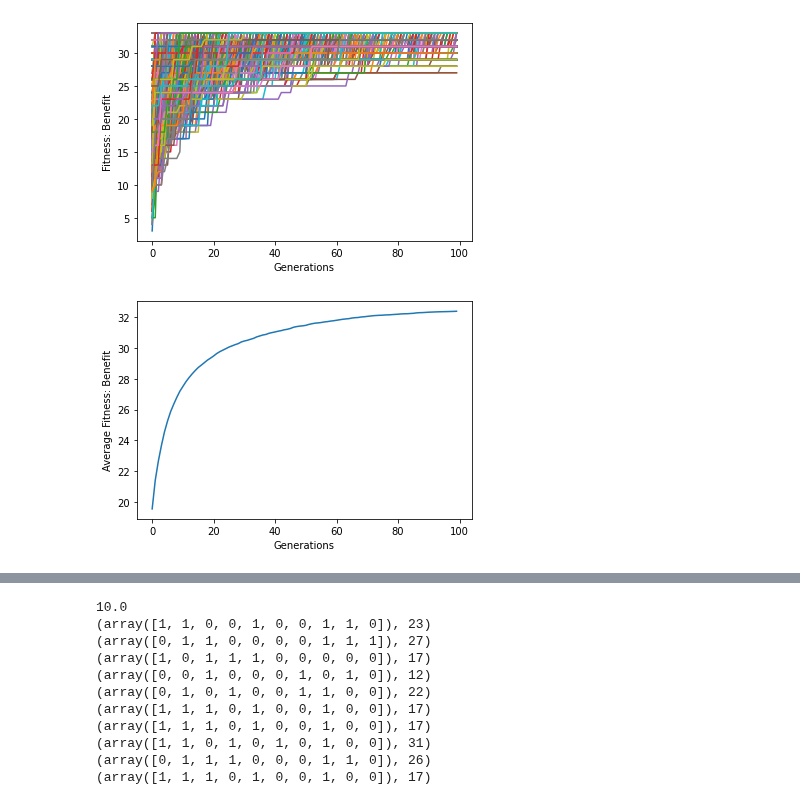
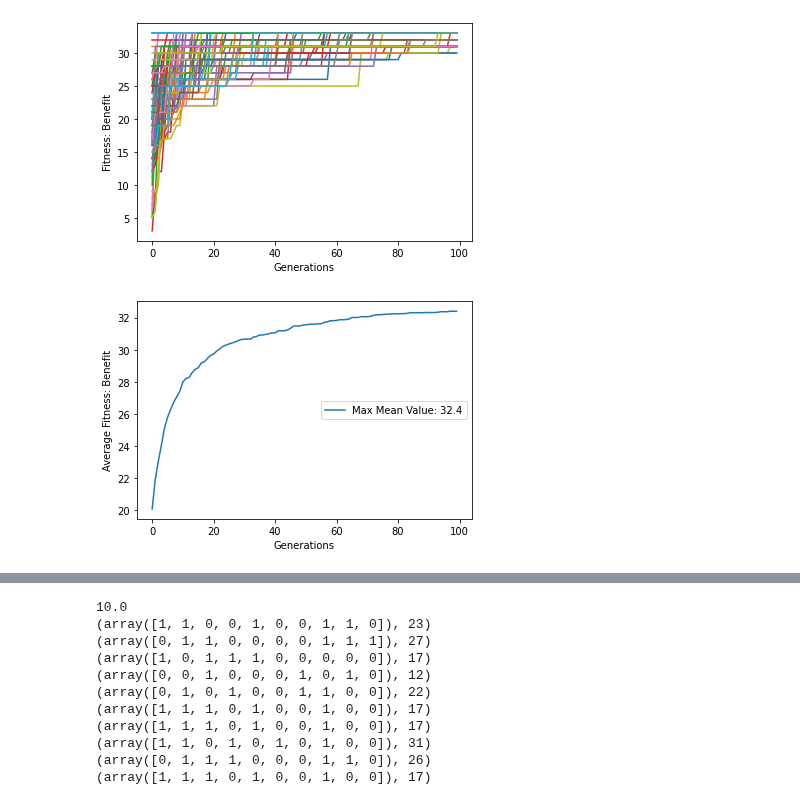
Before and after one commit to LordLean/Acquired-Intelligence-Adaptive-Behaviour, a Jupyter notebook: AIAB_Labs/hillclimber.ipynb, the cells around one changed output, grey strips where cells are left out. Cells and saved outputs as stored; diff of their text form; code cells hidden in the pictures.

```diff
--- a/AIAB_Labs/hillclimber.ipynb
+++ b/AIAB_Labs/hillclimber.ipynb
@@ -133,7 +133,7 @@ Final Cost: 20
 # %%
-def run_HCs(kp, capacity, gens=100, mutation_rate=0.3, num_of=100):
+def run_HCs(kp, capacity, gens=100, mutation_rate=0.3, instances=100):
   avg_y = list()
-  for _ in range(num_of):
+  for _ in range(instances):
     data_x = list()
     data_y = list()
     h_c = HillClimber(kp, capacity, gens, mutation_rate)
@@ -148,13 +148,15 @@ def run_HCs(kp, capacity, gens=100, mutation_rate=0.3, num_of=100):
   plt.xlabel("Generations")
   plt.ylabel("Fitness: Benefit")
   plt.show()
-  # Sum corresponding indicies and div by num_of for mean benefit across each generation.
-  avg_y = [sum(row[i] for row in avg_y) / num_of for i in range(len(avg_y[0]))]
-  plt.plot(data_x,avg_y)
+  # Sum corresponding indicies and div by instances for mean benefit across each generation.
+  avg_y = [sum(row[i] for row in avg_y) / instances for i in range(len(avg_y[0]))]
+  plt.plot(data_x,avg_y,label=("Max Mean Value: {}".format(avg_y[-1])))
   plt.xlabel("Generations")
   plt.ylabel("Average Fitness: Benefit")
+  plt.legend(loc="center right")
+  plt.show()
 # %%
-run_HCs(config["kp"],config["capacity"],gens=100, num_of=1000)
+run_HCs(config["kp"],config["capacity"],gens=100, instances=100)
 # %% [output]
-[figure, old version]
+[figure, new version]
-[figure, old version]
+[figure, new version]
```
Also changed, not shown: parts of 10 cells of this notebook.
